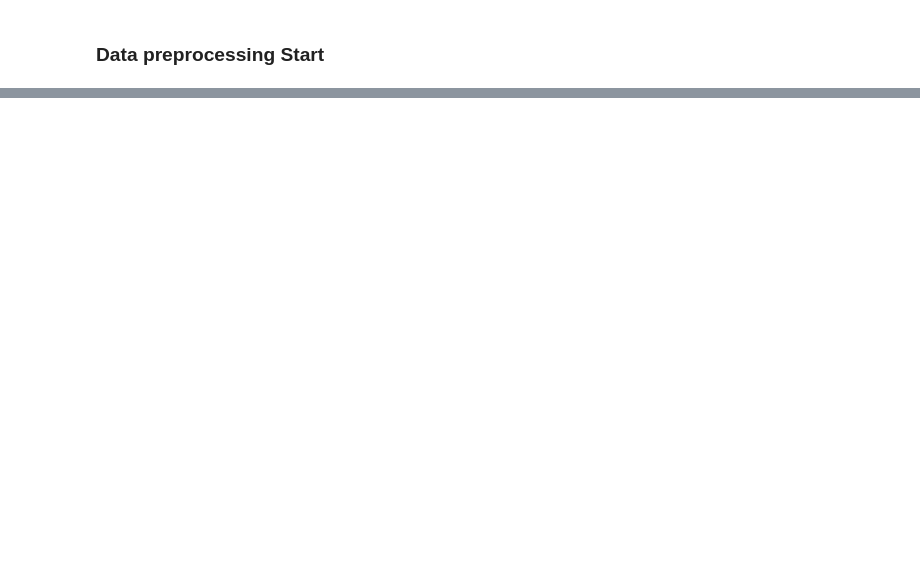
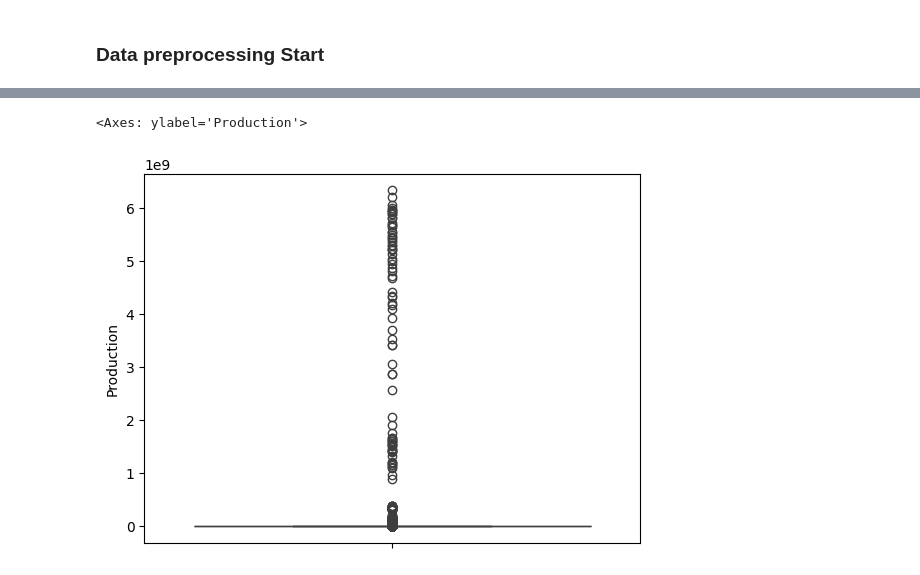
Before and after one commit to Shiva7706/SITNovate, a Jupyter notebook: Data_refine copy.ipynb, the cells around one changed output, grey strips where cells are left out. Cells and saved outputs as stored; diff of their text form; code cells hidden in the pictures; blank space fills up the shorter version.

```diff
--- a/Data_refine copy.ipynb
+++ b/Data_refine copy.ipynb
@@ -11,3 +7,3 @@ crop_data = pd.read_csv('E:\competition\SITNovate hack\SITNovate_blueberry\SITNo
 # %%
+crop_yield.drop(columns=['Yield']  , inplace = True)
 crop_yield.info()
-crop_yield.drop(["Crop_Year","Area","Fertilizer","Pesticide","Yield"],axis=1,inplace=True)
@@ -269,0 +53,6 @@ final_merged_df
+# %%
+import seaborn as sns
+sns.boxplot(crop_yield["Production"])
+# %% [output]
+<Axes: ylabel='Production'>
+[figure, added]
```
Also changed, not shown: parts of 85 cells of this notebook, 3 other files.
